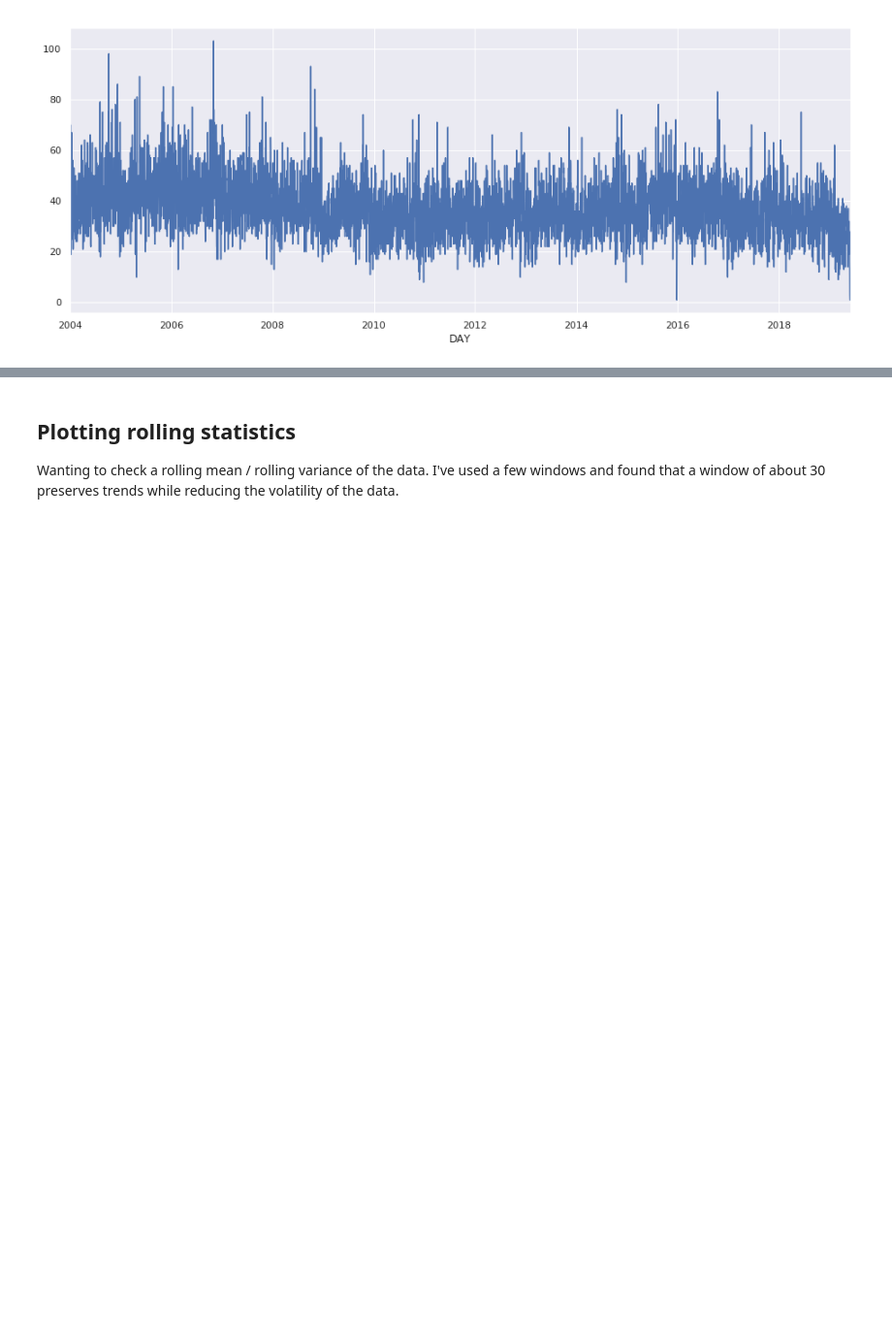
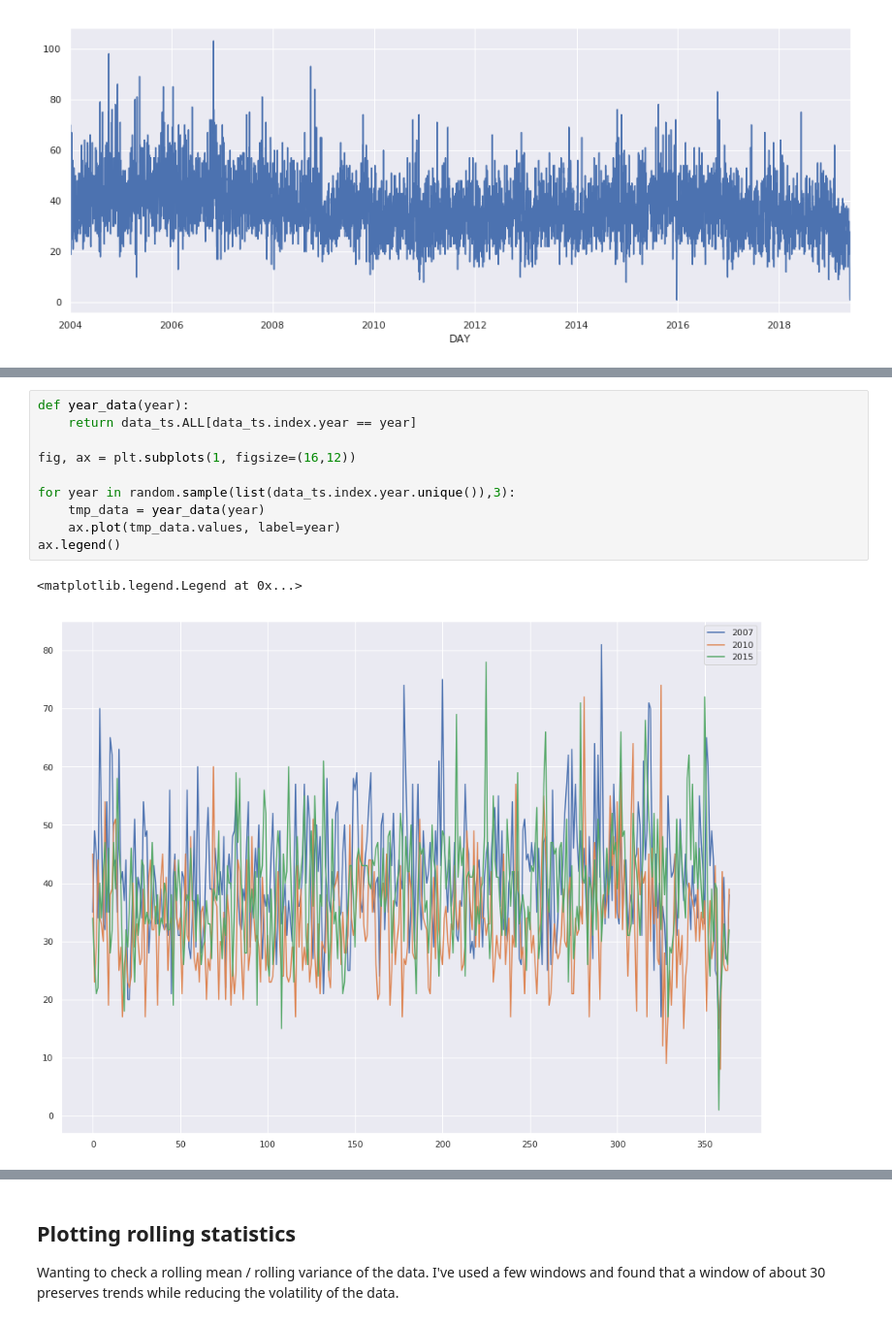
Before and after one commit to andrewmaurer/ml-techniques, a Jupyter notebook: Time Series Forecasting.ipynb, the cells around one changed output, grey strips where cells are left out. Shown at 97% size. Cells and saved outputs as stored; diff of their text form; blank space fills up the shorter version.

```diff
--- a/Time Series Forecasting.ipynb
+++ b/Time Series Forecasting.ipynb
@@ -212,0 +177,13 @@ Name: ALL, Length: 5626, dtype: float64
+# %%
+def year_data(year):
+    return data_ts.ALL[data_ts.index.year == year]
+
+fig, ax = plt.subplots(1, figsize=(16,12))
+
+for year in random.sample(list(data_ts.index.year.unique()),3):
+    tmp_data = year_data(year)
+    ax.plot(tmp_data.values, label=year)
+ax.legend()
+# %% [output]
+<matplotlib.legend.Legend at 0x...>
+[figure, added]
```
Also changed, not shown: parts of 24 cells of this notebook.
